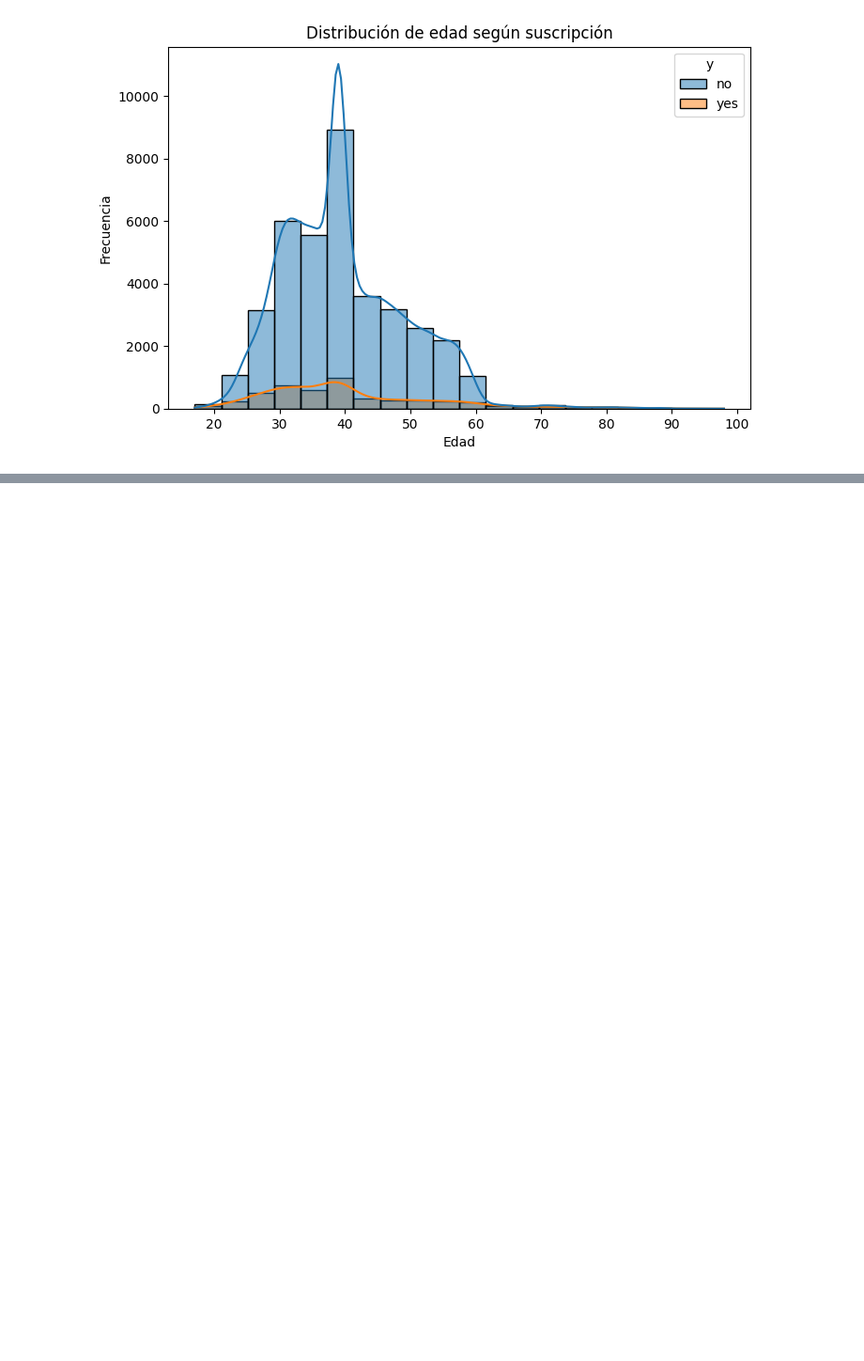
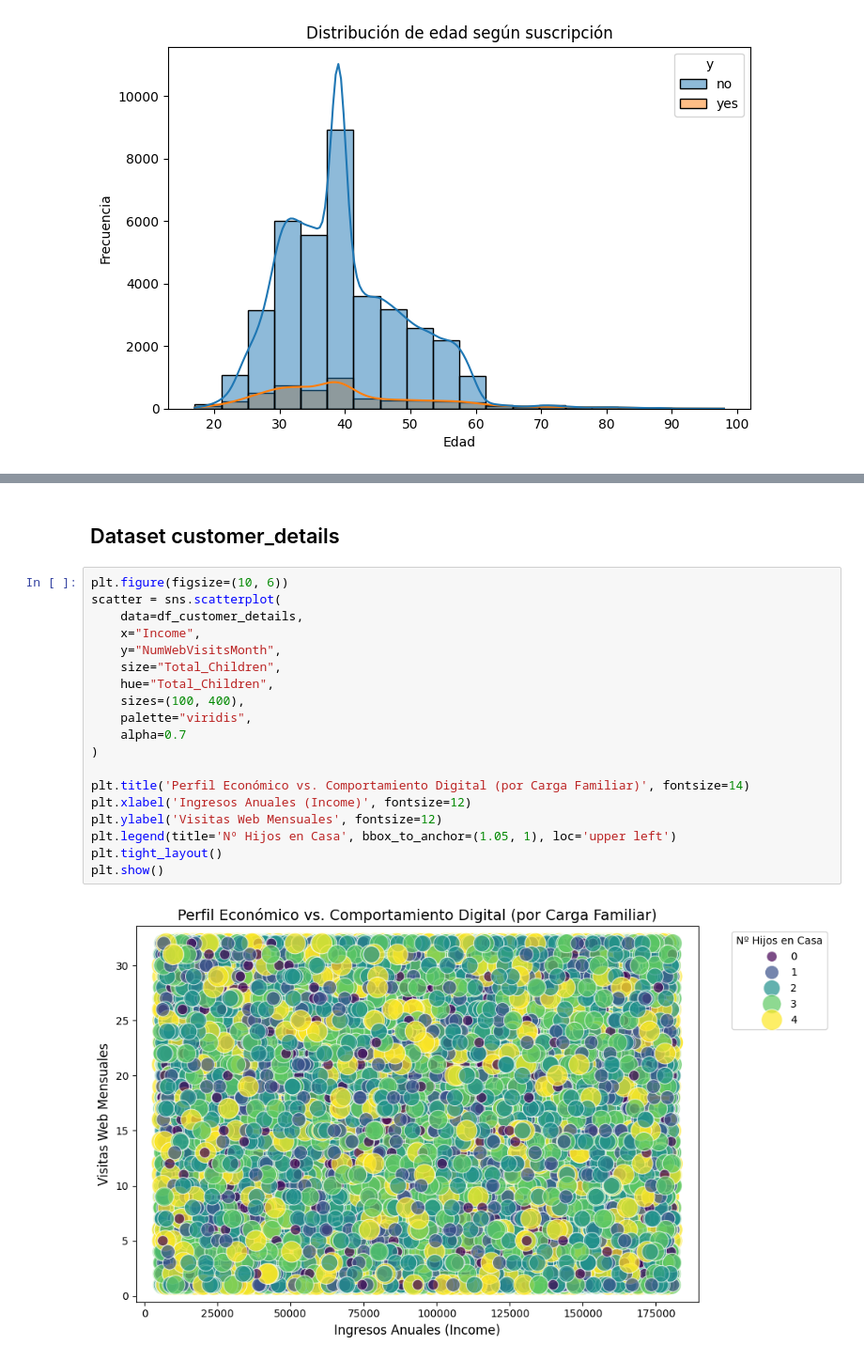
Before and after one commit to Ims2002/Proyecto-EDA-Python-Bank, a Jupyter notebook: eda.ipynb, the cells around one changed output, grey strips where cells are left out. Shown at 94% size. Drawn from its saved outputs; the diff is of its cells as text; blank space fills up the shorter version.

```diff
--- a/eda.ipynb
+++ b/eda.ipynb
@@ -130,0 +314,23 @@ display(m)
+# %% [markdown]
+## Dataset customer_details
+# %%
+plt.figure(figsize=(10, 6))
+scatter = sns.scatterplot(
+    data=df_customer_details,
+    x="Income",
+    y="NumWebVisitsMonth",
+    size="Total_Children",
+    hue="Total_Children",
+    sizes=(100, 400),
+    palette="viridis",
+    alpha=0.7
+)
+
+plt.title('Perfil Económico vs. Comportamiento Digital (por Carga Familiar)', fontsize=14)
+plt.xlabel('Ingresos Anuales (Income)', fontsize=12)
+plt.ylabel('Visitas Web Mensuales', fontsize=12)
+plt.legend(title='Nº Hijos en Casa', bbox_to_anchor=(1.05, 1), loc='upper left')
+plt.tight_layout()
+plt.show()
+# %% [output]
+[figure, added]
```
Also changed, not shown: parts of 10 cells of this notebook, 3 other files.
